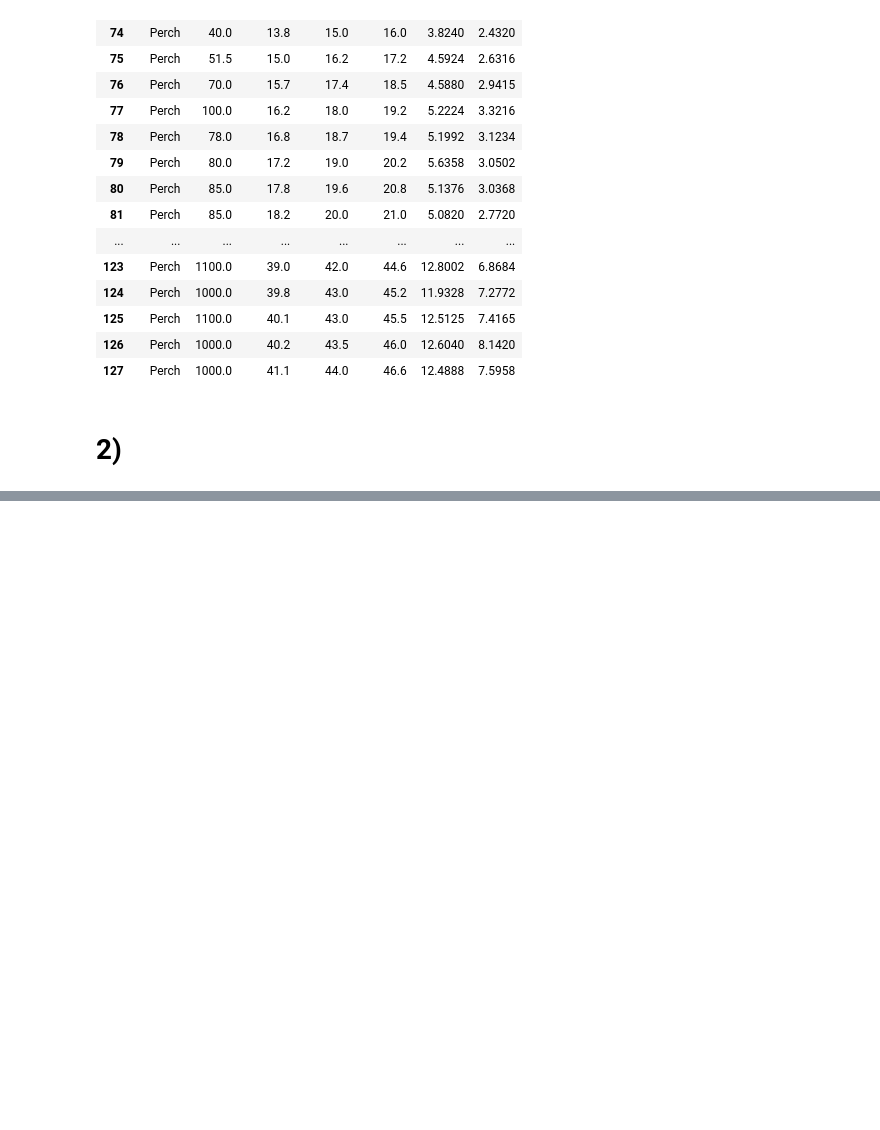
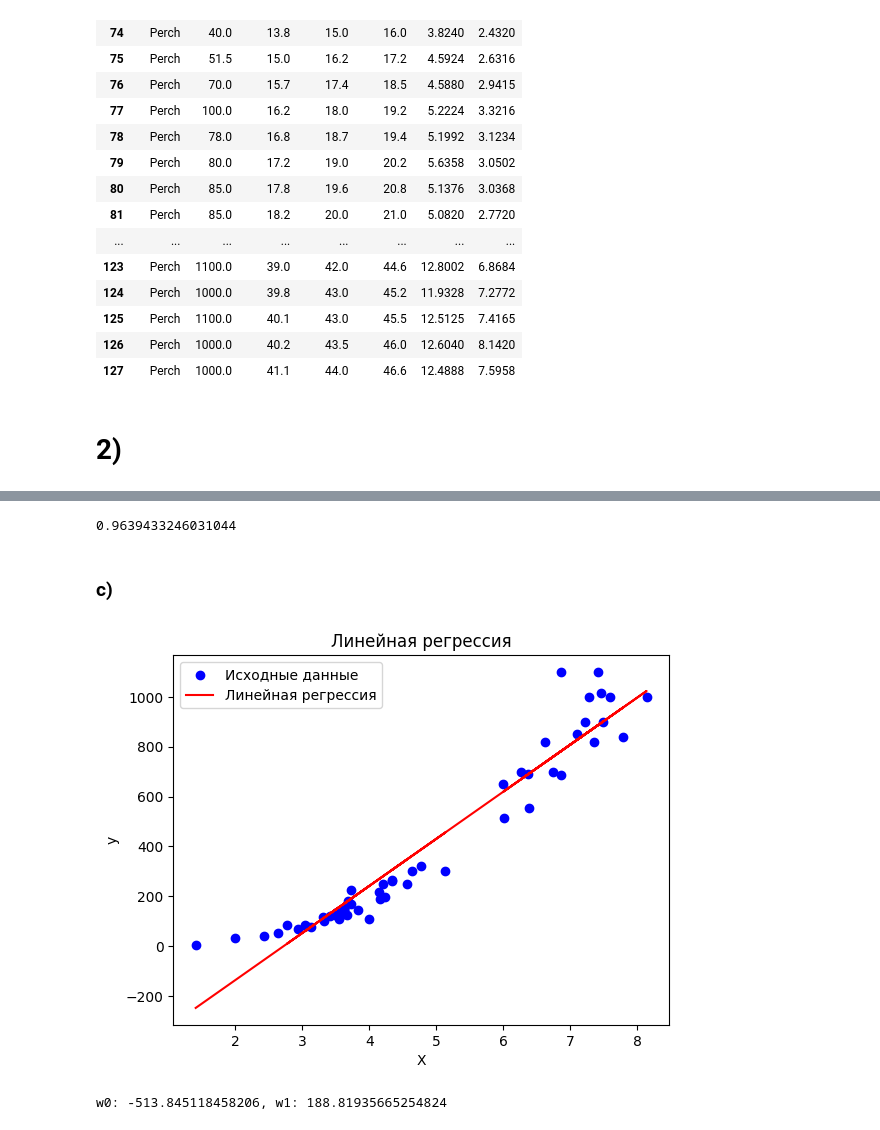
Before and after one commit to VladislavErmakovich/7semestr, a Jupyter notebook: СОМЕД/lab6/lab6.ipynb, the cells around one changed output, grey strips where cells are left out. Saved outputs shown, nothing was run; the diff lists cells and outputs as text; code cells hidden in the pictures; blank space fills up the shorter version.

```diff
--- a/СОМЕД/lab6/lab6.ipynb
+++ b/СОМЕД/lab6/lab6.ipynb
@@ -83,0 +100,31 @@ plt.scatter()
+# %%
+rxy = corr_X_Y(df_Perch['Width'],df_Perch['Weight'])
+rxy
+# %% [output]
+0.9639433246031044
+# %% [markdown]
+### c)
+# %%
+def linear_regression(X,y):
+    w1 = np.sum((y-np.mean(y))*(X-np.mean(X)))/np.sum((X-np.mean(X))**2)
+    w0 = np.mean(y) - np.mean(X)*w1
+
+    return w0+w1*X , w0, w1
+# %%
+X = df_Perch['Width'].values
+y = df_Perch['Weight'].values
+
+new_y , w0,w1= linear_regression(X, y)
+
+plt.scatter(X, y, color='blue', label='Исходные данные')
+plt.plot(X, new_y, color='red', label='Линейная регрессия')
+plt.xlabel('X')
+plt.ylabel('y')
+plt.title('Линейная регрессия')
+plt.legend()
+plt.show()
+
+print(f'w0: {w0}, w1: {w1}')
+# %% [output]
+[figure, added]
+w0: -513.845118458206, w1: 188.81935665254824
```
Also changed, not shown: parts of 12 cells of this notebook.
